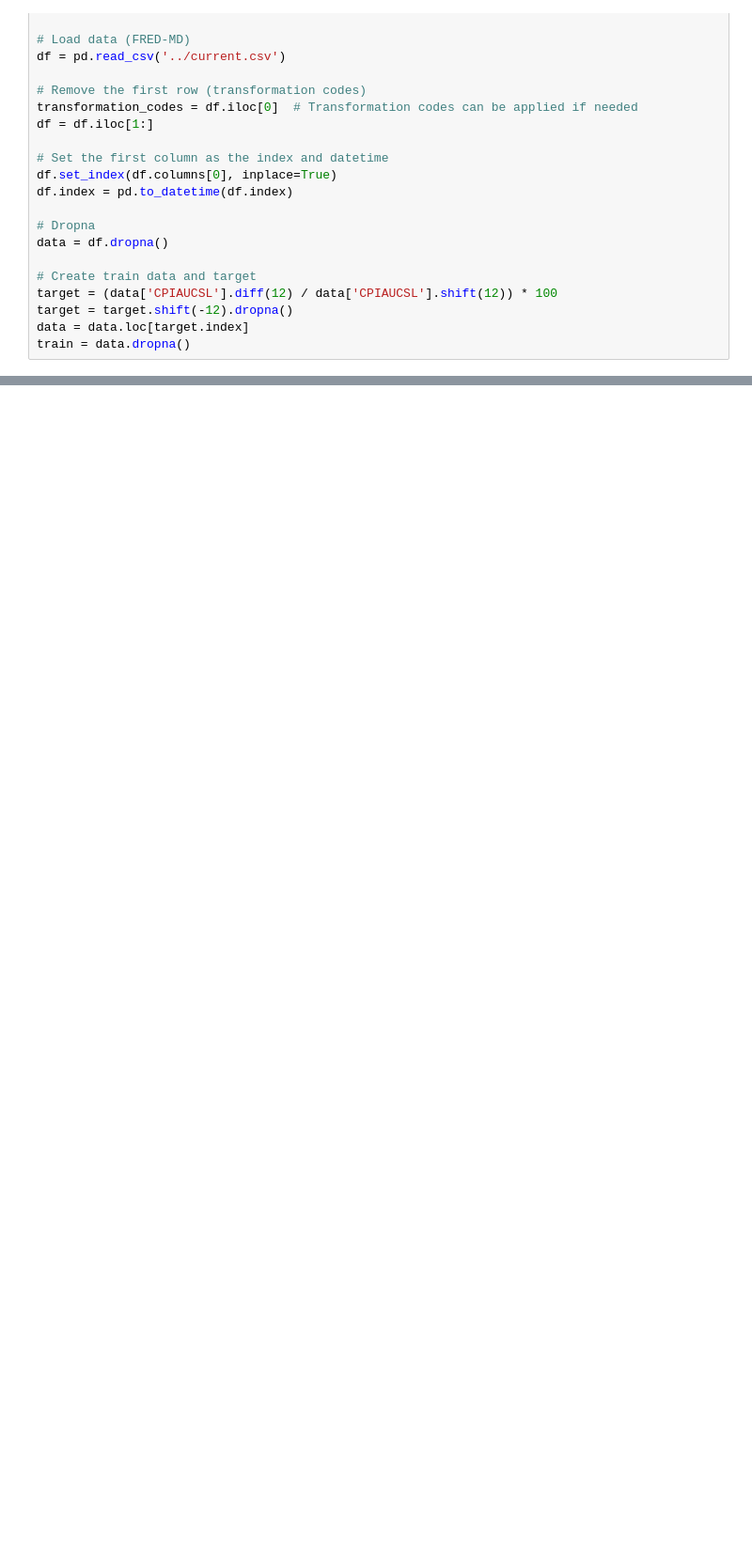
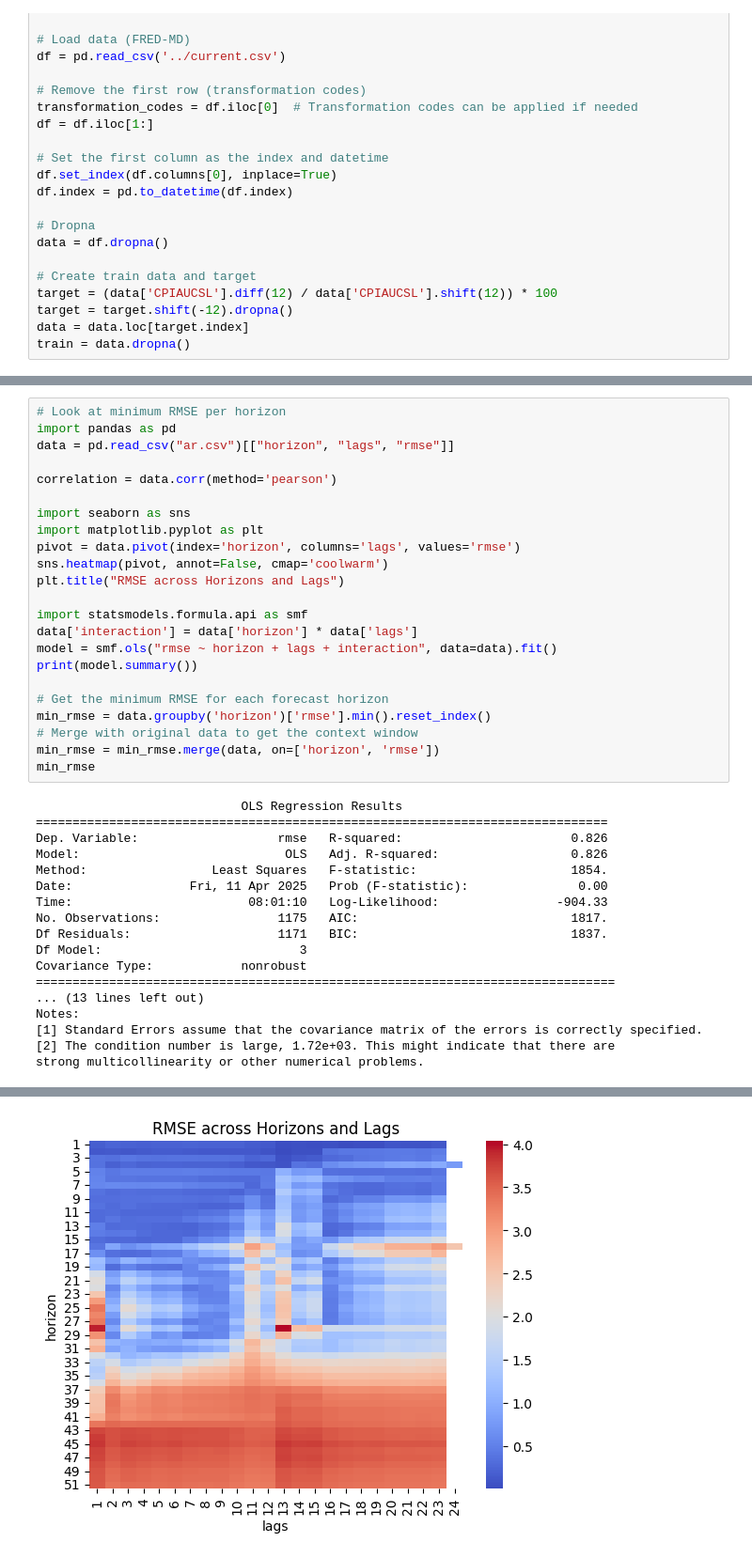
Before and after one commit to JawandS/macroeconvue, a Jupyter notebook: modeling/modeling/ar.ipynb, the cells around one changed output, grey strips where cells are left out. Shown: that part at 94% size. Drawn from its saved outputs; the diff is of its cells as text; blank space fills up the shorter version.

```diff
--- a/modeling/modeling/ar.ipynb
+++ b/modeling/modeling/ar.ipynb
@@ -70,0 +84,41 @@ for forecast_horizon in range(4, 12 * 5 + 4, 12):
+# %%
+# Look at minimum RMSE per horizon
+import pandas as pd
+data = pd.read_csv("ar.csv")[["horizon", "lags", "rmse"]]
+
+correlation = data.corr(method='pearson')
+
+import seaborn as sns
+import matplotlib.pyplot as plt
+pivot = data.pivot(index='horizon', columns='lags', values='rmse')
+sns.heatmap(pivot, annot=False, cmap='coolwarm')
+plt.title("RMSE across Horizons and Lags")
+
+import statsmodels.formula.api as smf
+data['interaction'] = data['horizon'] * data['lags']
+model = smf.ols("rmse ~ horizon + lags + interaction", data=data).fit()
+print(model.summary())
+
+# Get the minimum RMSE for each forecast horizon
+min_rmse = data.groupby('horizon')['rmse'].min().reset_index()
+# Merge with original data to get the context window
+min_rmse = min_rmse.merge(data, on=['horizon', 'rmse'])
+min_rmse
+# %% [output]
+                            OLS Regression Results
+==============================================================================
+Dep. Variable:                   rmse   R-squared:                       0.826
+Model:                            OLS   Adj. R-squared:                  0.826
+Method:                 Least Squares   F-statistic:                     1854.
+Date:                Fri, 11 Apr 2025   Prob (F-statistic):               0.00
+Time:                        08:01:10   Log-Likelihood:                -904.33
+No. Observations:                1175   AIC:                             1817.
+Df Residuals:                    1171   BIC:                             1837.
+Df Model:                           3
+Covariance Type:            nonrobust
+===============================================================================
+... (13 lines left out)
+Notes:
+[1] Standard Errors assume that the covariance matrix of the errors is correctly specified.
+[2] The condition number is large, 1.72e+03. This might indicate that there are
+strong multicollinearity or other numerical problems.
@@ -70,0 +142 @@ for forecast_horizon in range(4, 12 * 5 + 4, 12):
+[figure, added]
```
Also changed, not shown: parts of 3 cells of this notebook, 1 other file.
